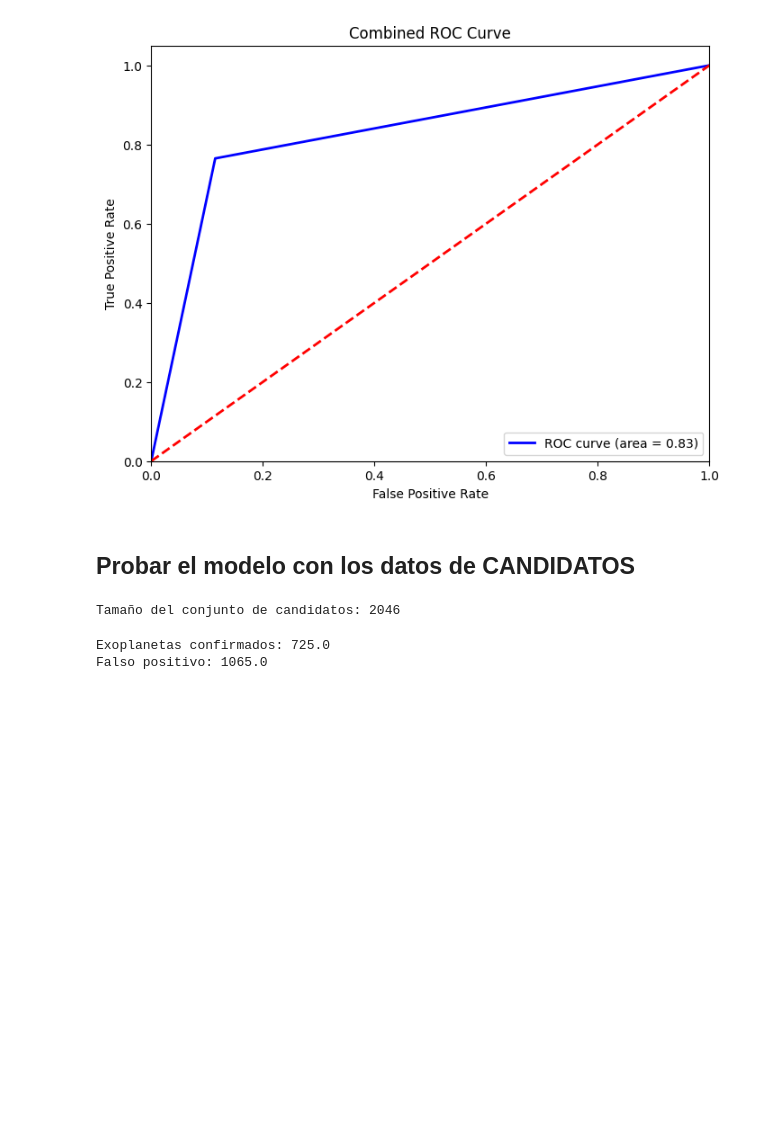
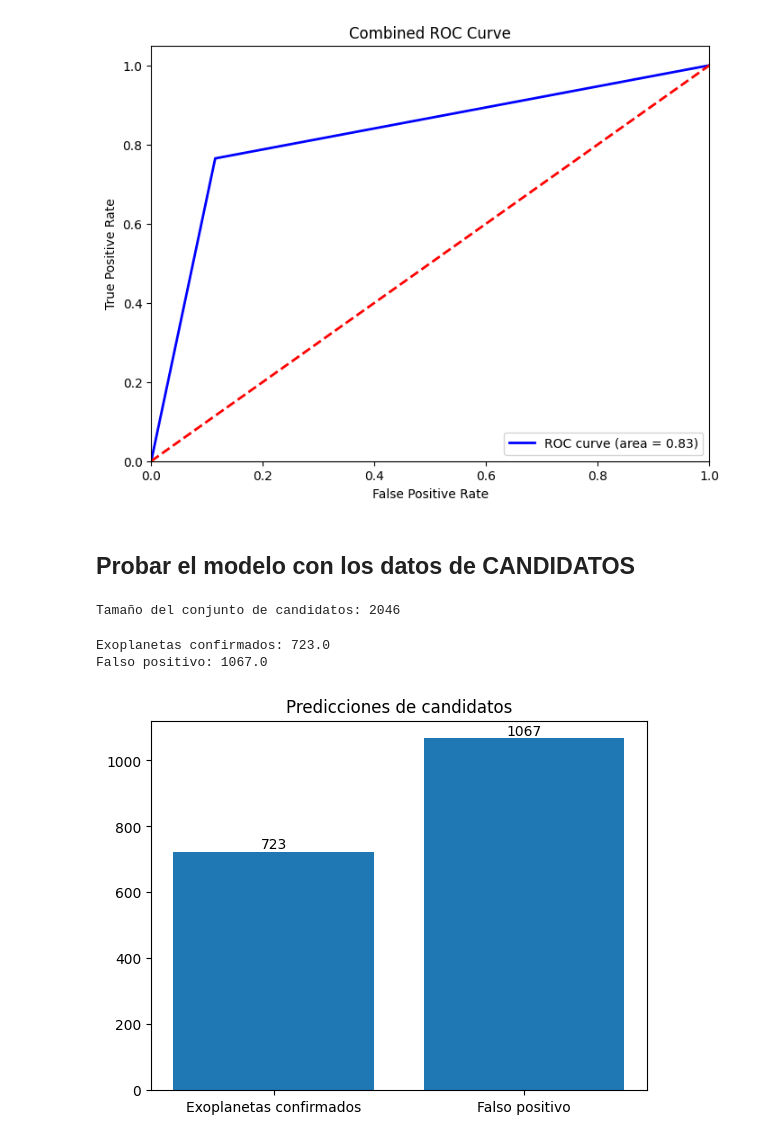
Before and after one commit to zmadru/ExoPlanet-Detection, a Jupyter notebook: Shallue_compactoWL.ipynb, the cells around one changed output. Saved outputs shown, nothing was run; the diff lists cells and outputs as text; code cells hidden in the pictures; blank space fills up the shorter version.

Commit message:
bug resuelto en prediccion de candidatos

```diff
--- a/Shallue_compactoWL.ipynb
+++ b/Shallue_compactoWL.ipynb
@@ -931,24 +931,47 @@ global_odd = []
 global_even = []
 local_odd = []
 local_even = []
+wl_candidates = []
 
 for lc in tqdm(candidates, desc='Processing light curves'):
     global_odd.append(lc.pliegue_impar_global._light_curve.flux.value)
     global_even.append(lc.pliegue_par_global._light_curve.flux.value)
     local_odd.append(lc.pliegue_impar_local._light_curve.flux.value)
     local_even.append(lc.pliegue_par_local._light_curve.flux.value)
+    # Extraer los niveles de wavelet
+    wl_candidates.append({
+        'global_odd': lc.pliegue_impar_global._lc_w_collection,
+        'global_even': lc.pliegue_par_global._lc_w_collection,
+        'local_odd': lc.pliegue_impar_local._lc_w_collection,
+        'local_even': lc.pliegue_par_local._lc_w_collection
+    })
 
 items = []
-for i in tqdm(range(len(global_odd)), desc='Creating items'):
+for i in tqdm(range(len(wl_candidates)), desc='Creating items'):
+    global_series = []
+    local_series = []
+    for l in wavelet_levels:
+        if l == 0:
+            global_series.append(global_odd[i])
+            global_series.append(global_even[i])
+            local_series.append(local_odd[i])
+            local_series.append(local_even[i])
+        else:
+            global_series.append(wl_candidates[i]['global_odd'][l-1][0])
+            global_series.append(wl_candidates[i]['global_even'][l-1][0])
+            local_series.append(wl_candidates[i]['local_odd'][l-1][0])
+            local_series.append(wl_candidates[i]['local_even'][l-1][0])
+
+    global_series = np.array(global_series)
+    local_series = np.array(local_series)
     item = {
-        'global': (global_odd[i], global_even[i]),
-        'local': (local_odd[i], local_even[i]),
-        'label': -1 # No label for candidates
+        'global': global_series,
+        'local': local_series,
+        'label': 0
     }
     items.append(item)
-
-candidates_global = torch.tensor([[item['global'][0], item['global'][1]] for item in items])
-candidates_local = torch.tensor([[item['local'][0], item['local'][1]] for item in items])
+candidates_global = torch.tensor([item['global'] for item in items])
+candidates_local = torch.tensor([item['local'] for item in items])
 candidates_labels = torch.tensor([item['label'] for item in items])
 candidates_dataset = torch.utils.data.TensorDataset(candidates_global, candidates_local, candidates_labels)
 
@@ -962,9 +985,13 @@ predicted_candidates, _ = predict(model, candidates_loader)
 # %%
 # contar los positivos y negativos
 n_positive = sum(predicted_candidates)
 n_negative = len(predicted_candidates) - n_positive
 print("Exoplanetas confirmados:", n_positive)
 print("Falso positivo:", n_negative)
+plt.bar_label(plt.bar(['Exoplanetas confirmados', 'Falso positivo'], [n_positive, n_negative]))
+plt.title('Predicciones de candidatos')
+plt.show()
 # %% [output]
-Exoplanetas confirmados: 725.0
-Falso positivo: 1065.0
+Exoplanetas confirmados: 723.0
+Falso positivo: 1067.0
+[figure, added]
```
